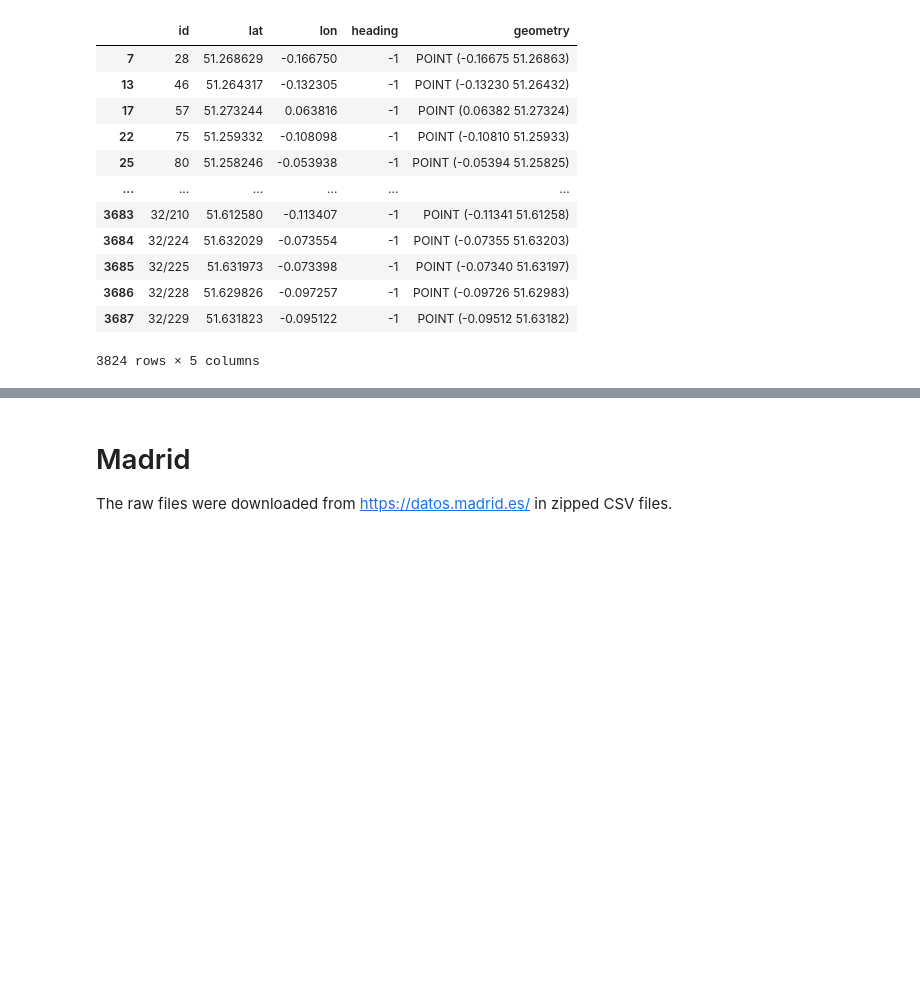
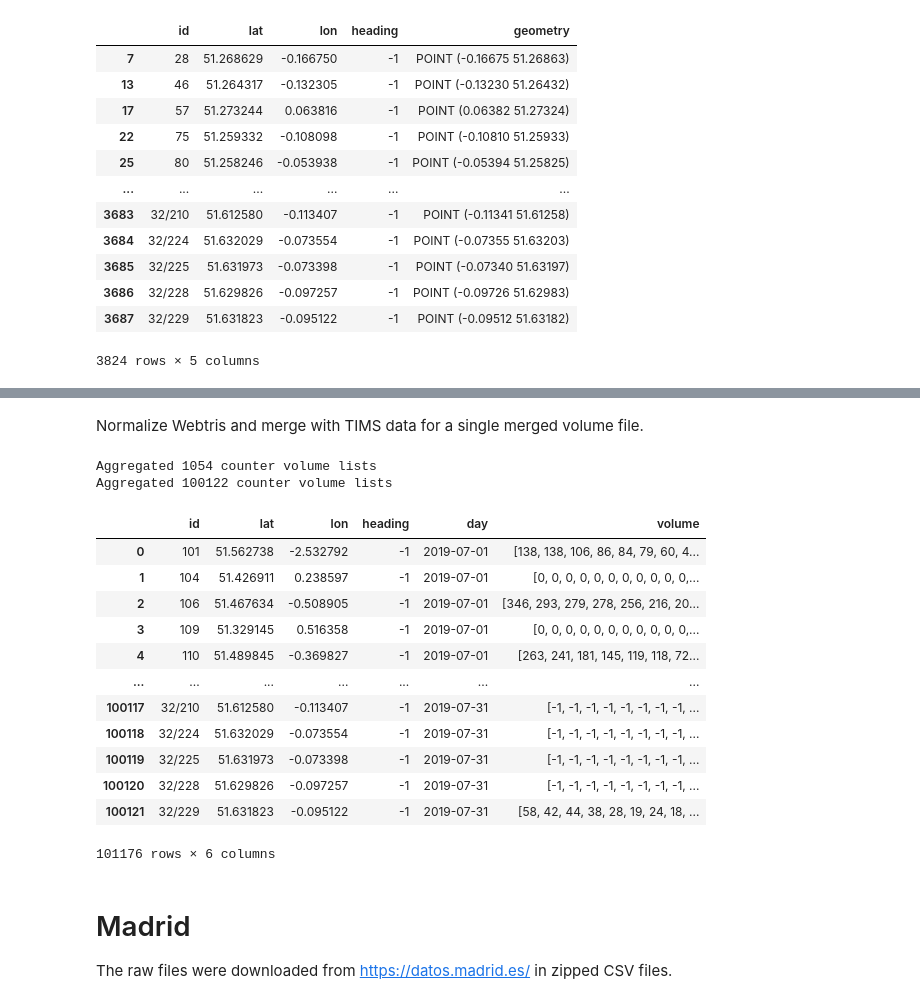
Before and after one commit to iarai/MeTS-10, a Jupyter notebook: analysis/val02_counters/counters01_prepare_data.ipynb, the cells around one changed output, grey strips where cells are left out. Drawn from its saved outputs; the diff is of its cells as text; code cells hidden in the pictures; blank space fills up the shorter version.

```diff
--- a/analysis/val02_counters/counters01_prepare_data.ipynb
+++ b/analysis/val02_counters/counters01_prepare_data.ipynb
@@ -564,3 +567,40 @@ Aggregated 3681 counter volume lists for 2019-01-31
+# %% [markdown]
+Normalize Webtris and merge with TIMS data for a single merged volume file.
+# %%
+def merge_london(month):
+    webtris_normalized_df = pd.read_parquet(LONDON_PATH / 'speed' / 'webtris_london_201907-202001.parquet')
+    webtris_normalized_df = webtris_normalized_df[webtris_normalized_df['day'].str.startswith(month)]
+    webtris_normalized_df = process_volume_normalization(webtris_normalized_df)
+    webtris_normalized_df = webtris_normalized_df[['id', 'lat', 'lon', 'heading', 'day', 'volume']]
+
+    tims_normalized_df = pd.read_parquet(LONDON_PATH / 'flow' / f'counters_tims_{month}.parquet')
+    tims_normalized_df = tims_normalized_df[tims_normalized_df['day'].str.startswith(month)]
+    tims_normalized_df['heading'] = -1
+    tims_normalized_df = process_volume_normalization(tims_normalized_df)
+    tims_normalized_df = tims_normalized_df[['id', 'lat', 'lon', 'heading', 'day', 'volume']]
+
+    london_normalized_df = pd.concat([webtris_normalized_df, tims_normalized_df])
+    london_normalized_df.to_parquet(LONDON_PATH / f'counters_london_normalized_{month}', compression="snappy")
+    return london_normalized_df
+
+london_normalized_df = merge_london('2019-07')
+london_normalized_df
+# %% [output]
+Aggregated 1054 counter volume lists
+Aggregated 100122 counter volume lists
+|  | id | lat | lon | heading | day | volume |
+| 0 | 101 | 51.562738 | -2.532792 | -1 | 2019-07-01 | [138, 138, 106, 86, 84, 79, 60, 4... |
+| 1 | 104 | 51.426911 | 0.238597 | -1 | 2019-07-01 | [0, 0, 0, 0, 0, 0, 0, 0, 0, 0, 0,... |
+| 2 | 106 | 51.467634 | -0.508905 | -1 | 2019-07-01 | [346, 293, 279, 278, 256, 216, 20... |
+| 3 | 109 | 51.329145 | 0.516358 | -1 | 2019-07-01 | [0, 0, 0, 0, 0, 0, 0, 0, 0, 0, 0,... |
+| 4 | 110 | 51.489845 | -0.369827 | -1 | 2019-07-01 | [263, 241, 181, 145, 119, 118, 72... |
+| ... | ... | ... | ... | ... | ... | ... |
+| 100117 | 32/210 | 51.612580 | -0.113407 | -1 | 2019-07-31 | [-1, -1, -1, -1, -1, -1, -1, -1, ... |
+| 100118 | 32/224 | 51.632029 | -0.073554 | -1 | 2019-07-31 | [-1, -1, -1, -1, -1, -1, -1, -1, ... |
+| 100119 | 32/225 | 51.631973 | -0.073398 | -1 | 2019-07-31 | [-1, -1, -1, -1, -1, -1, -1, -1, ... |
+| 100120 | 32/228 | 51.629826 | -0.097257 | -1 | 2019-07-31 | [-1, -1, -1, -1, -1, -1, -1, -1, ... |
+| 100121 | 32/229 | 51.631823 | -0.095122 | -1 | 2019-07-31 | [58, 42, 44, 38, 28, 19, 24, 18, ... |
+101176 rows × 6 columns
 # %% [markdown]
 # Madrid
 
```
Also changed, not shown: parts of 8 cells of this notebook, 1 other file.
